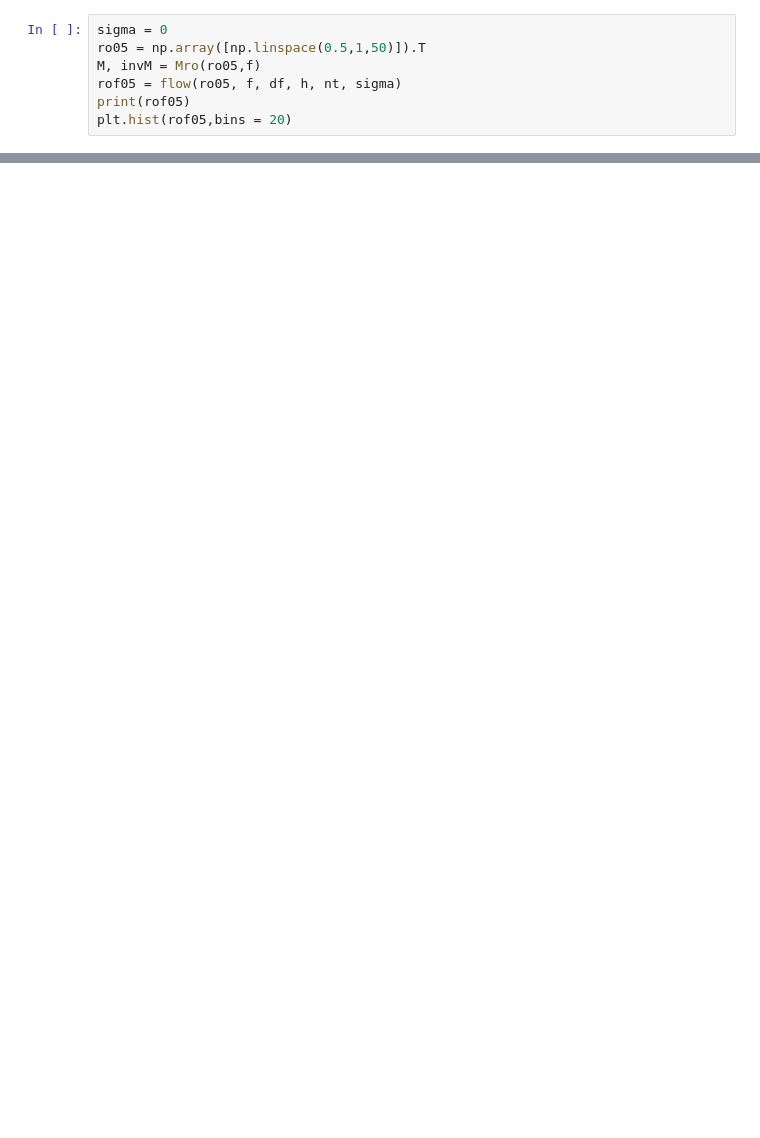
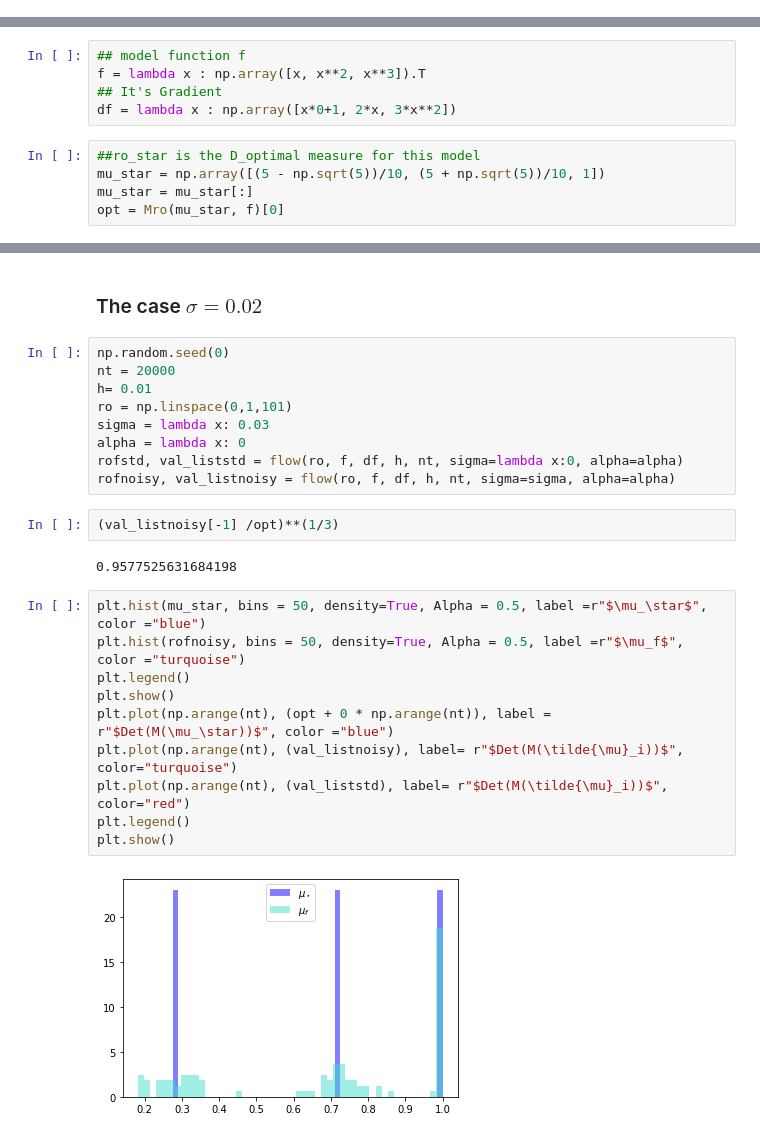
Before and after one commit to helferchichi/stage-M1, a Jupyter notebook: cubic optimal design .ipynb, the cells around one changed output, grey strips where cells are left out. Saved outputs shown, nothing was run; the diff lists cells and outputs as text; blank space fills up the shorter version.

```diff
--- a/cubic optimal design .ipynb
+++ b/cubic optimal design .ipynb
@@ -201,7 +0,0 @@ plt.hist(rof07,bins = 20)
-# %%
-sigma = 0
-ro05 = np.array([np.linspace(0.5,1,50)]).T
-M, invM = Mro(ro05,f)
-rof05 = flow(ro05, f, df, h, nt, sigma)
-print(rof05)
-plt.hist(rof05,bins = 20)
@@ -207,0 +259,10 @@ plt.hist(rof05,bins = 20)
+# %%
+## model function f
+f = lambda x : np.array([x, x**2, x**3]).T
+## It's Gradient
+df = lambda x : np.array([x*0+1, 2*x, 3*x**2])
+# %%
+##ro_star is the D_optimal measure for this model
+mu_star = np.array([(5 - np.sqrt(5))/10, (5 + np.sqrt(5))/10, 1])
+mu_star = mu_star[:]
+opt = Mro(mu_star, f)[0]
@@ -207,0 +393,27 @@ plt.hist(rof05,bins = 20)
+# %% [markdown]
+### The case $\sigma = 0.02$
+# %%
+np.random.seed(0)
+nt = 20000
+h= 0.01
+ro = np.linspace(0,1,101)
+sigma = lambda x: 0.03
+alpha = lambda x: 0
+rofstd, val_liststd = flow(ro, f, df, h, nt, sigma=lambda x:0, alpha=alpha)
+rofnoisy, val_listnoisy = flow(ro, f, df, h, nt, sigma=sigma, alpha=alpha)
+# %%
+(val_listnoisy[-1] /opt)**(1/3)
+# %% [output]
+0.9577525631684198
+# %%
+plt.hist(mu_star, bins = 50, density=True, Alpha = 0.5, label =r"$\mu_\star$", color ="blue")
+plt.hist(rofnoisy, bins = 50, density=True, Alpha = 0.5, label =r"$\mu_f$", color ="turquoise")
+plt.legend()
+plt.show()
+plt.plot(np.arange(nt), (opt + 0 * np.arange(nt)), label = r"$Det(M(\mu_\star))$", color ="blue")
+plt.plot(np.arange(nt), (val_listnoisy), label= r"$Det(M(\tilde{\mu}_i))$", color="turquoise")
+plt.plot(np.arange(nt), (val_liststd), label= r"$Det(M(\tilde{\mu}_i))$", color="red")
+plt.legend()
+plt.show()
+# %% [output]
+[figure, added]
```
Also changed, not shown: parts of 191 cells of this notebook.
